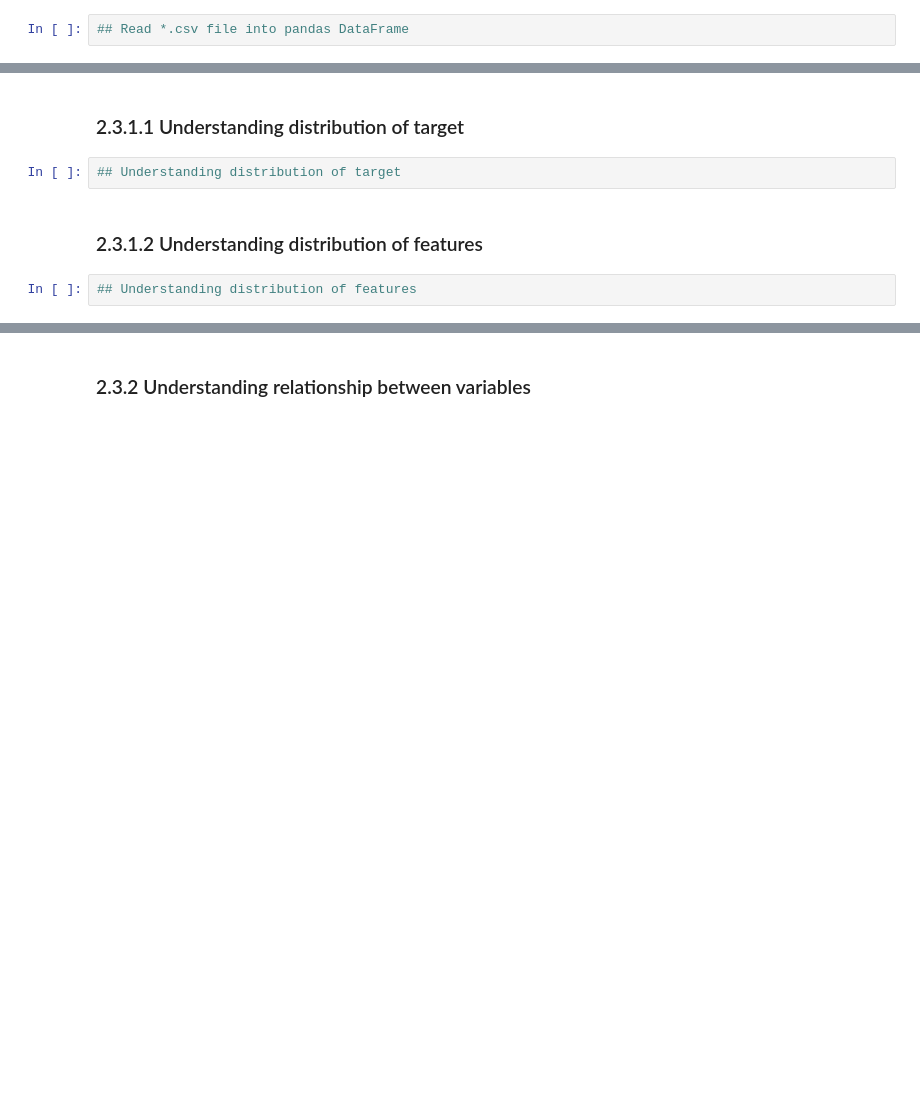
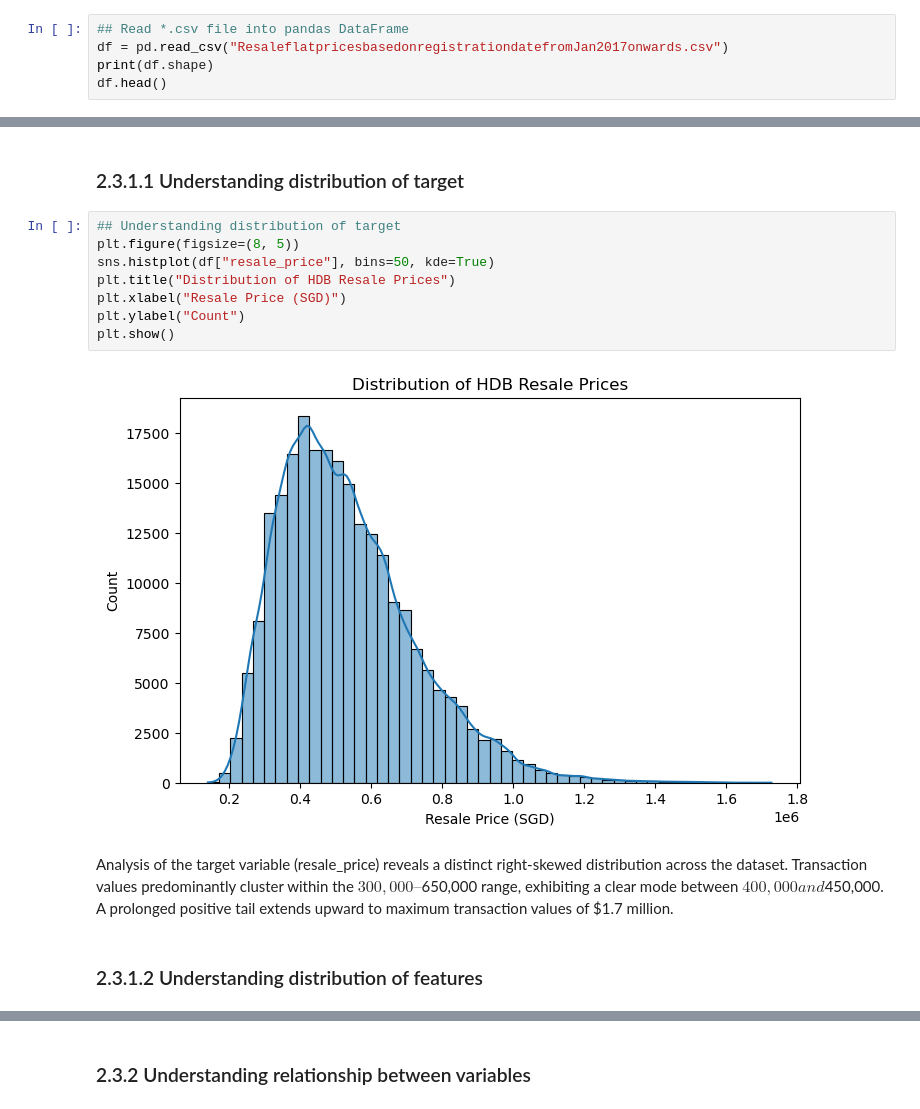
Before and after one commit to Timyi06/TimyiMLDPProject, a Jupyter notebook: MLDP Program Codes Submission Template.ipynb, the cells around one changed output, grey strips where cells are left out. Saved outputs shown, nothing was run; the diff lists cells and outputs as text; blank space fills up the shorter version.

```diff
--- a/MLDP Program Codes Submission Template.ipynb
+++ b/MLDP Program Codes Submission Template.ipynb
@@ -26,3 +43,6 @@ Goal: ?
 ## 2.1 Load dataset
 # %%
 ## Read *.csv file into pandas DataFrame
+df = pd.read_csv("ResaleflatpricesbasedonregistrationdatefromJan2017onwards.csv")
+print(df.shape)
+df.head()
@@ -42,7 +124,15 @@ Goal: ?
 ### 2.3.1.1 Understanding distribution of target
 # %%
 ## Understanding distribution of target
+plt.figure(figsize=(8, 5))
+sns.histplot(df["resale_price"], bins=50, kde=True)
+plt.title("Distribution of HDB Resale Prices")
+plt.xlabel("Resale Price (SGD)")
+plt.ylabel("Count")
+plt.show()
+# %% [output]
+[figure, added]
+# %% [markdown]
+Analysis of the target variable (resale_price) reveals a distinct right-skewed distribution across the dataset. Transaction values predominantly cluster within the $300,000–$650,000 range, exhibiting a clear mode between $400,000 and $450,000. A prolonged positive tail extends upward to maximum transaction values of $1.7 million.
 # %% [markdown]
 ### 2.3.1.2 Understanding distribution of features
-# %%
-## Understanding distribution of features
```
Also changed, not shown: parts of 15 cells of this notebook, 1 other file.
